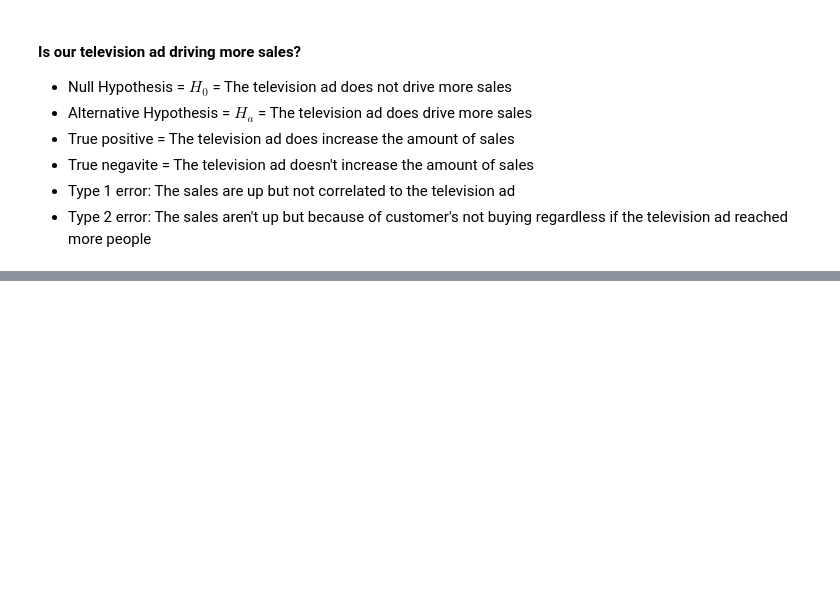
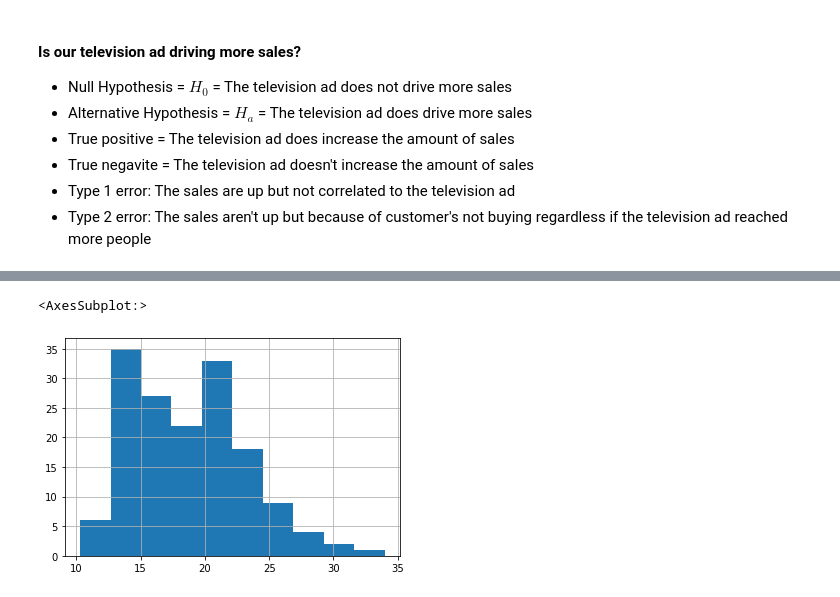
Before and after one commit to ArnolValadez/statistics-exercises, a Jupyter notebook: hypothesis_testing.ipynb, the cells around one changed output, grey strips where cells are left out. Cells and saved outputs as stored; diff of their text form; code cells hidden in the pictures; blank space fills up the shorter version.

```diff
--- a/hypothesis_testing.ipynb
+++ b/hypothesis_testing.ipynb
@@ -43,0 +151,8 @@ For each of the following questions, formulate a null and alternative hypothesis
+# %%
+fe_auto = mpg[mpg.trans.str.contains('auto')].avg_fe
+fe_manual = mpg[mpg.trans.str.contains('manual')].avg_fe
+# %%
+fe_auto.hist()
+# %% [output]
+<AxesSubplot:>
+[figure, added]
```
Also changed, not shown: parts of 24 cells of this notebook.
